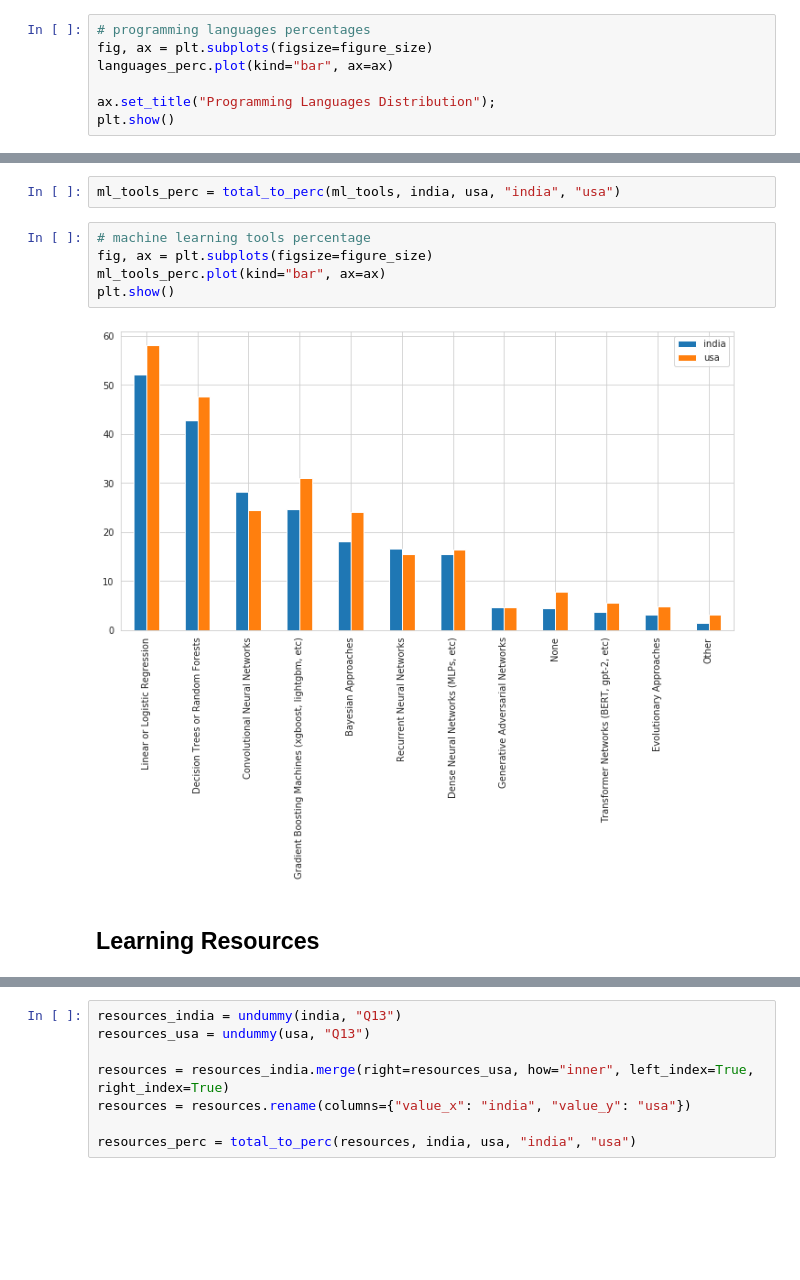
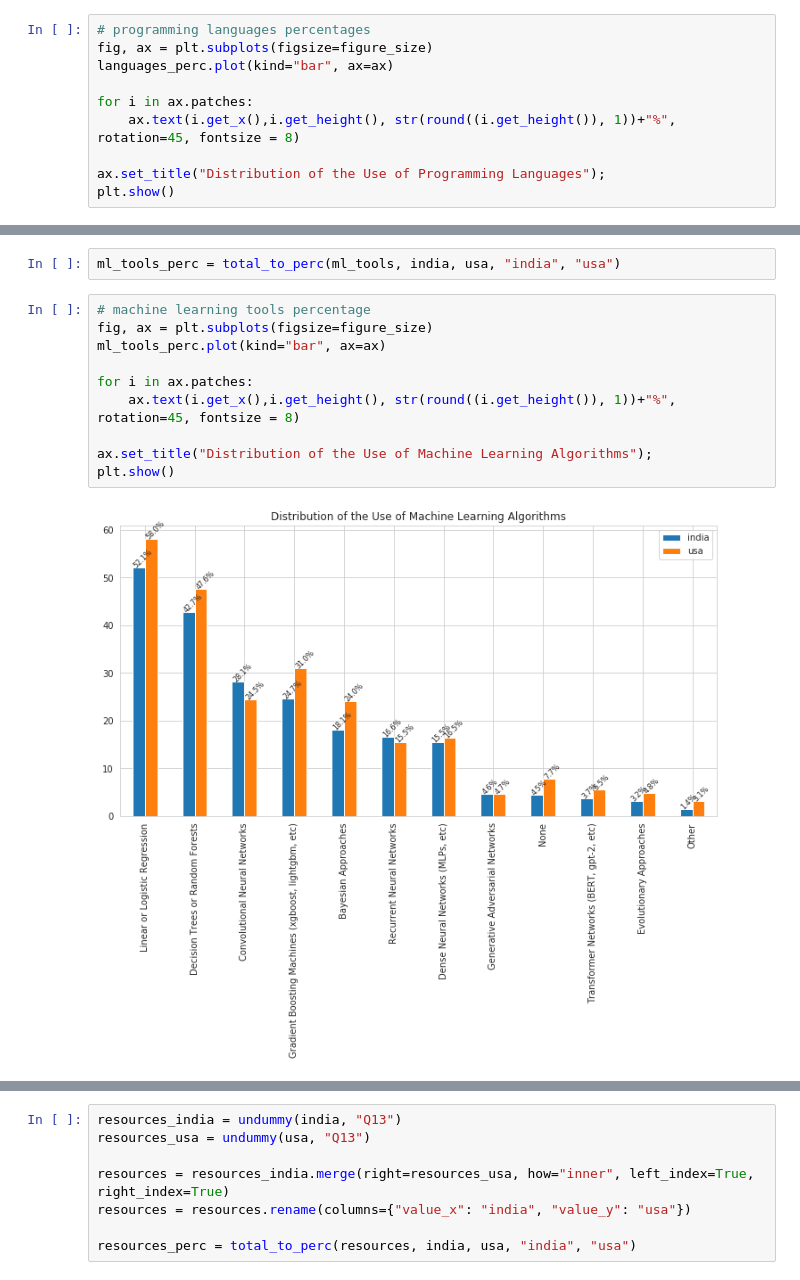
Before and after one commit to laurakah/BattleOfTheGiants, a Jupyter notebook: notebooks/main.ipynb, the cells around one changed output, grey strips where cells are left out. Saved outputs shown, nothing was run; the diff lists cells and outputs as text; blank space fills up the shorter version.

```diff
--- a/notebooks/main.ipynb
+++ b/notebooks/main.ipynb
@@ -346,6 +346,9 @@ languages_perc = total_to_perc(languages, india, usa, "india", "usa")
 fig, ax = plt.subplots(figsize=figure_size)
 languages_perc.plot(kind="bar", ax=ax)
 
-ax.set_title("Programming Languages Distribution");
+for i in ax.patches:
+    ax.text(i.get_x(),i.get_height(), str(round((i.get_height()), 1))+"%", rotation=45, fontsize = 8)
+
+ax.set_title("Distribution of the Use of Programming Languages");
 plt.show()
 # %% [output]
@@ -404,9 +425,12 @@ ml_tools_perc = total_to_perc(ml_tools, india, usa, "india", "usa")
 # %%
 # machine learning tools percentage
 fig, ax = plt.subplots(figsize=figure_size)
 ml_tools_perc.plot(kind="bar", ax=ax)
+
+for i in ax.patches:
+    ax.text(i.get_x(),i.get_height(), str(round((i.get_height()), 1))+"%", rotation=45, fontsize = 8)
+
+ax.set_title("Distribution of the Use of Machine Learning Algorithms");
 plt.show()
 # %% [output]
-[figure, old version]
+[figure, new version]
-# %% [markdown]
-## Learning Resources
```
Also changed, not shown: parts of 22 cells of this notebook.
